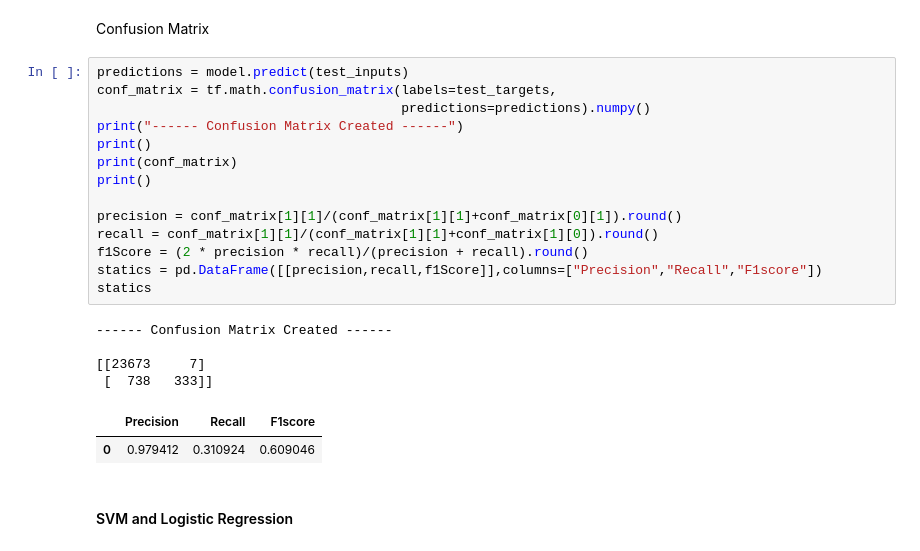
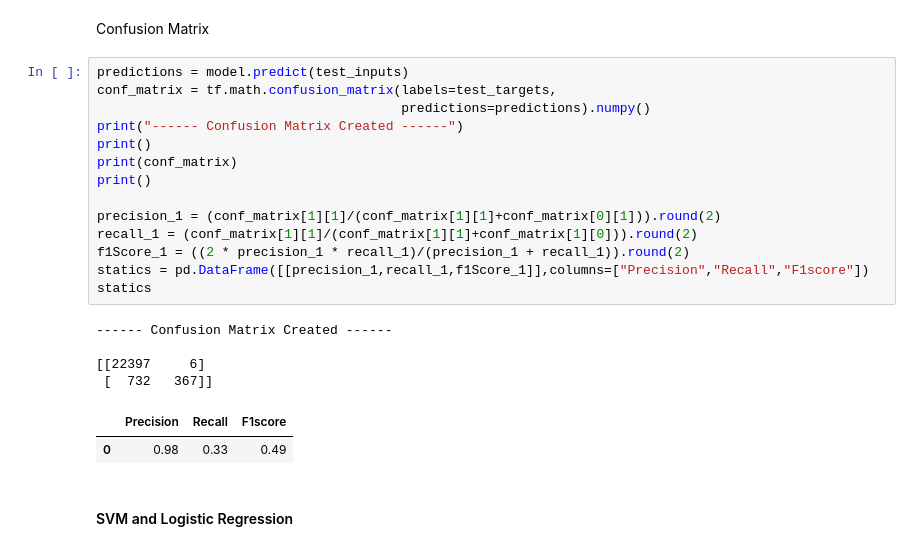
Before and after one commit to mojtabaSefidi/Fall-Detection-System, a Jupyter notebook: Fall_Detection_System.ipynb, the cells around one changed output. Drawn from its saved outputs; the diff is of its cells as text.

```diff
--- a/Fall_Detection_System.ipynb
+++ b/Fall_Detection_System.ipynb
@@ -196,24 +196,24 @@ Confusion Matrix
 # %%
 predictions = model.predict(test_inputs)
 conf_matrix = tf.math.confusion_matrix(labels=test_targets,
                                        predictions=predictions).numpy()
 print("------ Confusion Matrix Created ------")
 print()
 print(conf_matrix)
 print()
 
-precision = conf_matrix[1][1]/(conf_matrix[1][1]+conf_matrix[0][1]).round()
-recall = conf_matrix[1][1]/(conf_matrix[1][1]+conf_matrix[1][0]).round()
-f1Score = (2 * precision * recall)/(precision + recall).round()
-statics = pd.DataFrame([[precision,recall,f1Score]],columns=["Precision","Recall","F1score"])
+precision_1 = (conf_matrix[1][1]/(conf_matrix[1][1]+conf_matrix[0][1])).round(2)
+recall_1 = (conf_matrix[1][1]/(conf_matrix[1][1]+conf_matrix[1][0])).round(2)
+f1Score_1 = ((2 * precision_1 * recall_1)/(precision_1 + recall_1)).round(2)
+statics = pd.DataFrame([[precision_1,recall_1,f1Score_1]],columns=["Precision","Recall","F1score"])
 statics
 # %% [output]
 ------ Confusion Matrix Created ------
 
-[[23673     7]
- [  738   333]]
+[[22397     6]
+ [  732   367]]
 |  | Precision | Recall | F1score |
-| 0 | 0.979412 | 0.310924 | 0.609046 |
+| 0 | 0.98 | 0.33 | 0.49 |
 # %% [markdown]
 #### SVM and Logistic Regression
 # %%
```
Also changed, not shown: parts of 23 cells of this notebook.
